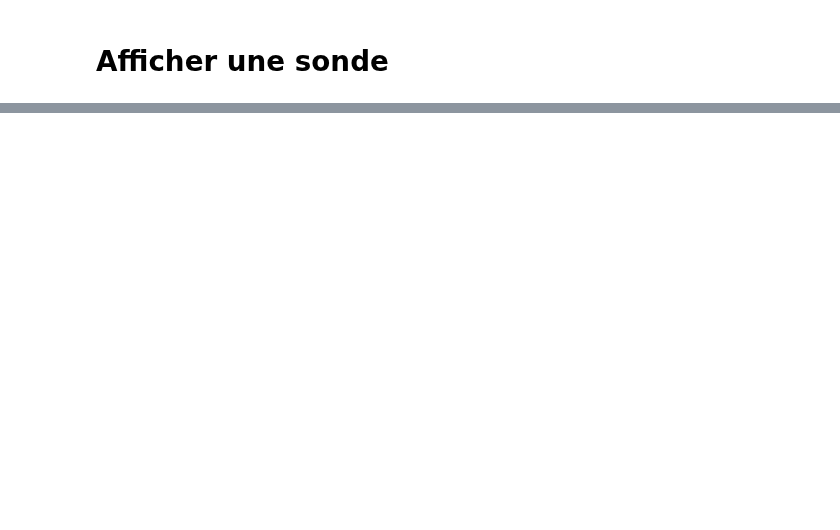
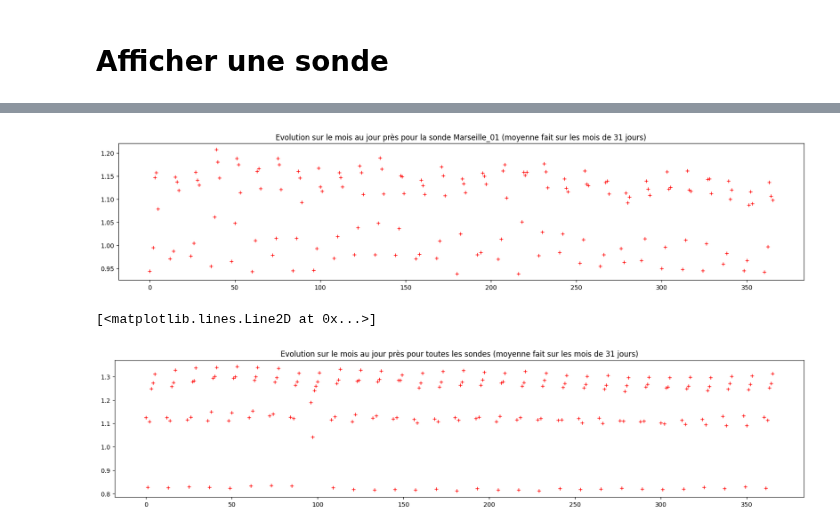
Before and after one commit to Coding-Foundation/FrHack-2022, a Jupyter notebook: clustering.ipynb, the cells around one changed output, grey strips where cells are left out. Saved outputs shown, nothing was run; the diff lists cells and outputs as text; code cells hidden in the pictures; blank space fills up the shorter version.

```diff
--- a/clustering.ipynb
+++ b/clustering.ipynb
@@ -169,13 +315,34 @@ plt.plot(xrange, [measure_df[(measure_df["month"]==month) & (measure_df["day"]==
 # %%
-plt.figure(figsize=(15, 4))
-plt.title(f"Evolution sur l'année au jour près pour la sonde {sonde}")
-xrange = tuple(range(365*12))
-@lru_cache(maxsize=128)
-def getDayMonthFromidx(idx:int):
-    datetime_ = datetime(2020, 1, 1) + idx * timedelta(hours=24) #idx indique le jour de l'année
-    return datetime_.day, datetime_.month
-day_month = [getDayMonthFromidx(i) for i in xrange]
-plt.plot(xrange, [measure_df[(measure_df["numero"]==sonde) & (measure_df["month"]==month) & (measure_df["day"]==day)]["E_volt_par_metre"].mean() for day, month in day_month], "r+")
+plt.figure(figsize=(20, 4))
+plt.title(f"Evolution sur le mois au jour près pour la sonde {sonde} (moyenne fait sur les mois de 31 jours)")
+month_31_range = (1, 3, 5, 7, 8, 10, 12)
+xrange = tuple(range(31*12))
+@cache
+def getDayHourFromidx_month31(idx:int):
+    datetime_ = datetime(2020, 1, 1) + idx * timedelta(hours=2) # on se place en janvier pour mois de 31 jours
+    return datetime_.day, datetime_.hour
+
+day_hour = [getDayHourFromidx_month31(i) for i in xrange]
+
+bool_measure_df_month_31 = np.zeros(len(measure_df))
+for month_31 in month_31_range:
+    bool_measure_df_month_31 = bool_measure_df_month_31 | (measure_df["month"] == month_31)
+
+@cache
+def get_months_nhd():
+    return [measure_df[(measure_df["numero"]==sonde) & bool_measure_df_month_31 & ((measure_df["hour"]==2*hour)| (measure_df["hour"]==2*hour+1)) & (measure_df["day"]==day)]["E_volt_par_metre"].mean() for day, hour in day_hour]
+
+@cache
+def get_months_hd():
+    return [measure_df[bool_measure_df_month_31 & ((measure_df["hour"]==hour) | (measure_df["hour"]==hour+1)) & (measure_df["day"]==day)]["E_volt_par_metre"].mean() for day, hour in day_hour]
+
+
+plt.plot(xrange, get_months_nhd(), "r+")
 plt.show()
-plt.title(f"Evolution moyenne de toutes les sondes sur les heures paires des jours")
-plt.plot(xrange, [measure_df[(measure_df["month"]==month) & (measure_df["day"]==day)]["E_volt_par_metre"].mean() for day, month in day_month], "r+")
+plt.figure(figsize=(20, 4))
+plt.title(f"Evolution sur le mois au jour près pour toutes les sondes (moyenne fait sur les mois de 31 jours)")
+plt.plot(xrange, get_months_hd(), "r+")
+# %% [output]
+[figure, added]
+[<matplotlib.lines.Line2D at 0x...>]
+[figure, added]
```
Also changed, not shown: parts of 43 cells of this notebook, 2 other files.
